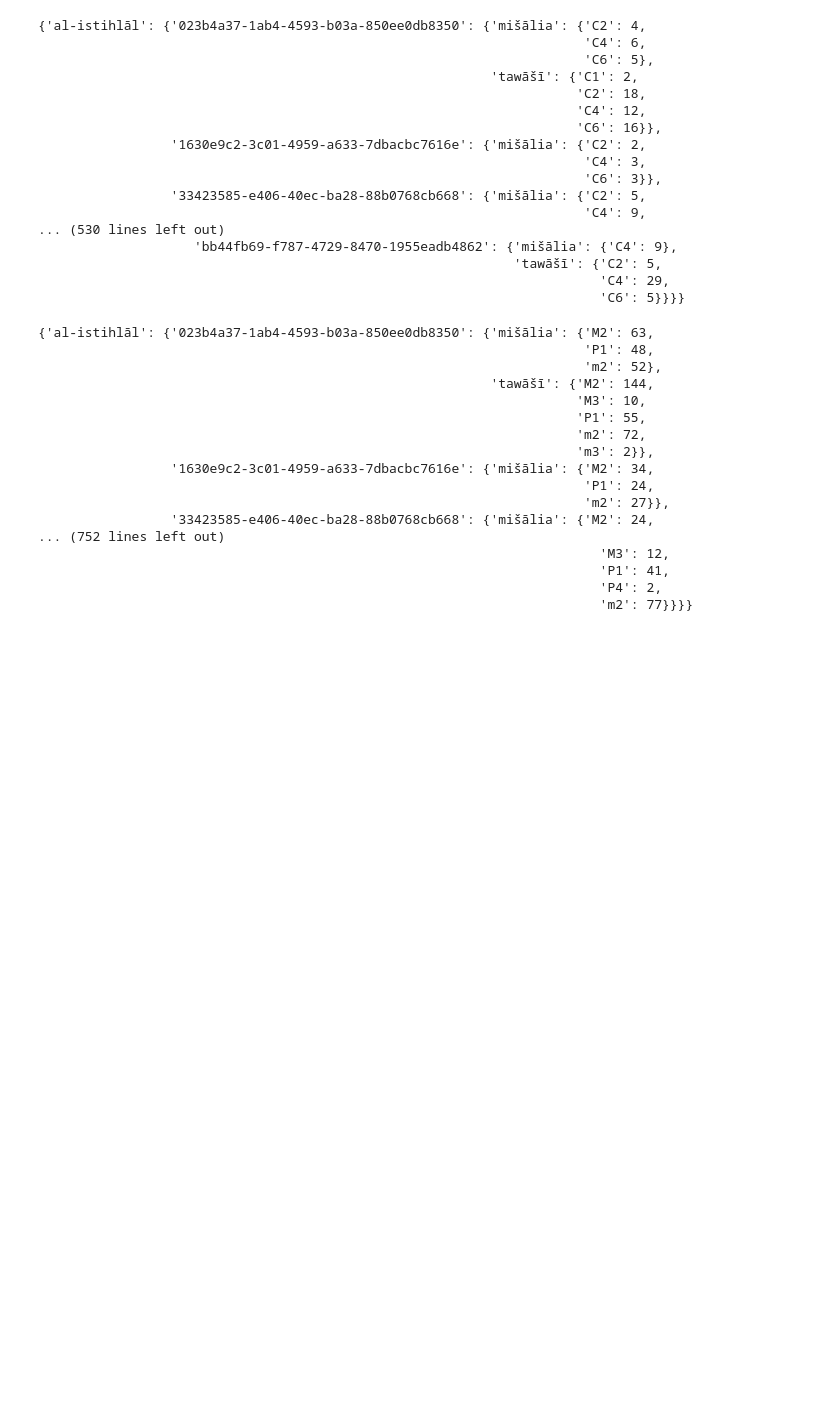
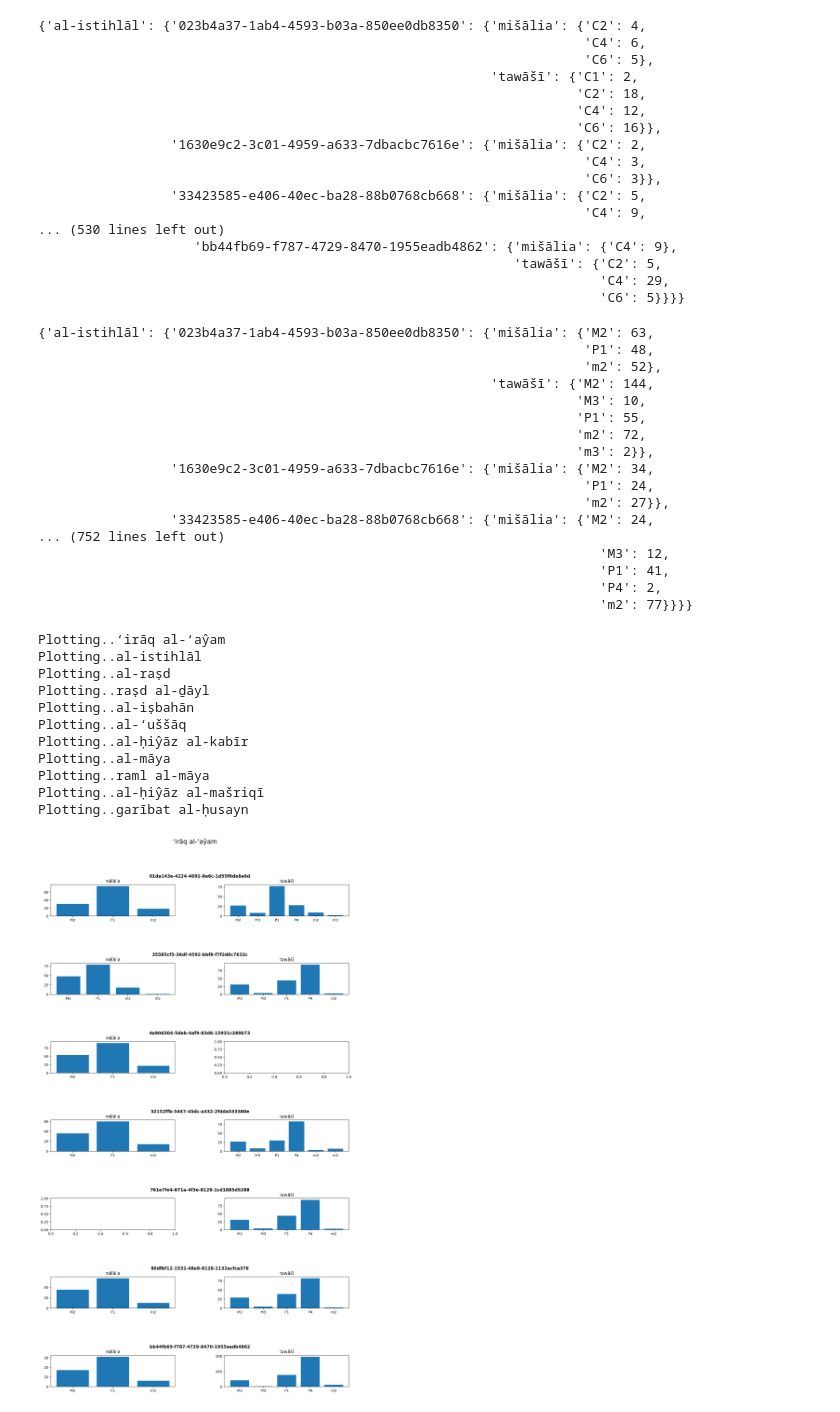
Before and after one commit to sonoalex/misalia-tawasi-characterization-arab-andalusian-music, a Jupyter notebook: Research_Question_v1.ipynb, the cells around one changed output. Saved outputs shown, nothing was run; the diff lists cells and outputs as text; code cells hidden in the pictures; blank space fills up the shorter version.

```diff
--- a/Research_Question_v1.ipynb
+++ b/Research_Question_v1.ipynb
@@ -594,3 +626,55 @@ pprint.pprint(intervals_grouped_by_nawba)
                                                                         'P1': 41,
                                                                         'P4': 2,
                                                                         'm2': 77}}}}
+# %%
+import matplotlib.pyplot as plt
+from matplotlib.gridspec import SubplotSpec
+
+def create_subtitle(fig: plt.Figure, grid: SubplotSpec, title: str):
+    "Sign sets of subplots with title"
+    row = fig.add_subplot(grid)
+    # the '\n' is important
+    row.set_title(f'{title}\n', fontweight='semibold')
+    # hide subplot
+    row.set_frame_on(False)
+    row.axis('off')
+
+for nawba in intervals_grouped_by_nawba:
+    print('Plotting..%s' %(nawba))
+    #Prepare Subplot
+    fig, axs = plt.subplots(len(intervals_grouped_by_nawba[nawba]), 2, figsize=(15,20), gridspec_kw={'width_ratios': [3, 3]})
+    fig.suptitle('%s'% (nawba), y=1.08, fontsize=18)
+    #fig.tight_layout()
+    plt.subplots_adjust(top = 0.99, bottom=0.01, hspace=1.5, wspace=0.4)
+    grid = plt.GridSpec(len(intervals_grouped_by_nawba[nawba]), 2)
+
+    x = 0
+    for mbid in intervals_grouped_by_nawba[nawba].keys():
+        create_subtitle(fig, grid[x, ::], mbid)
+        for section in intervals_grouped_by_nawba[nawba][mbid].keys():
+            x_0 = sorted(intervals_grouped_by_nawba[nawba][mbid][section].keys())
+            y_0 = intervals_grouped_by_nawba[nawba][mbid][section].values()
+
+            if section == sectionNames[0]:
+                axs[x,0].title.set_text(section)
+                axs[x,0].bar(x_0, y_0)
+            else:
+                axs[x,1].bar(x_0, y_0)
+                axs[x,1].title.set_text(section)
+        x+=1
+
+
+    #plt.savefig("interval_plot_{nawba}.png".format(nawba=nawba))
+# %% [output]
+Plotting..‘irāq al-‘aŷam
+Plotting..al-istihlāl
+Plotting..al-raṣd
+Plotting..raṣd al-ḏāyl
+Plotting..al-iṣbahān
+Plotting..al-‘uššāq
+Plotting..al-ḥiŷāz al-kabīr
+Plotting..al-māya
+Plotting..raml al-māya
+Plotting..al-ḥiŷāz al-mašriqī
+Plotting..garībat al-ḥusayn
+[figure, added]
```
Also changed, not shown: parts of 7 cells of this notebook, 1 other file.
